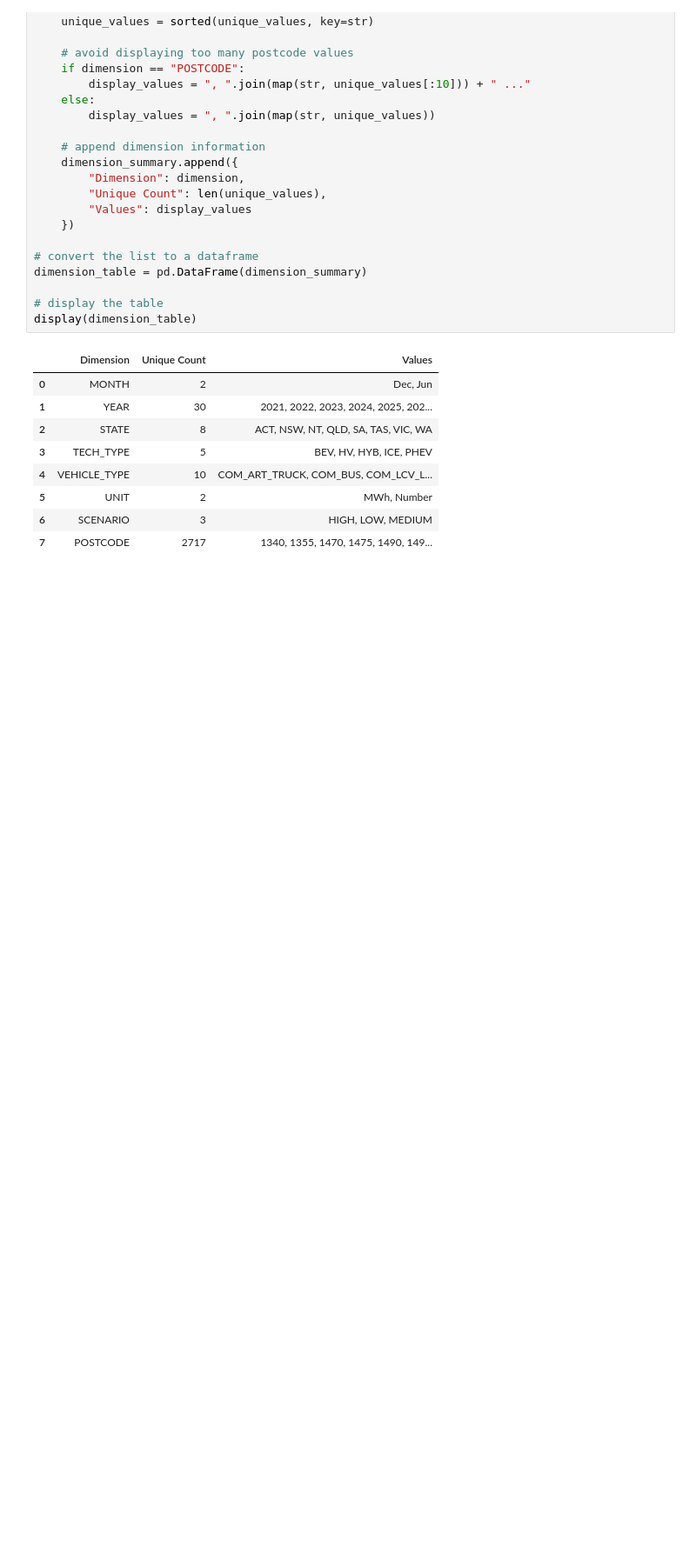
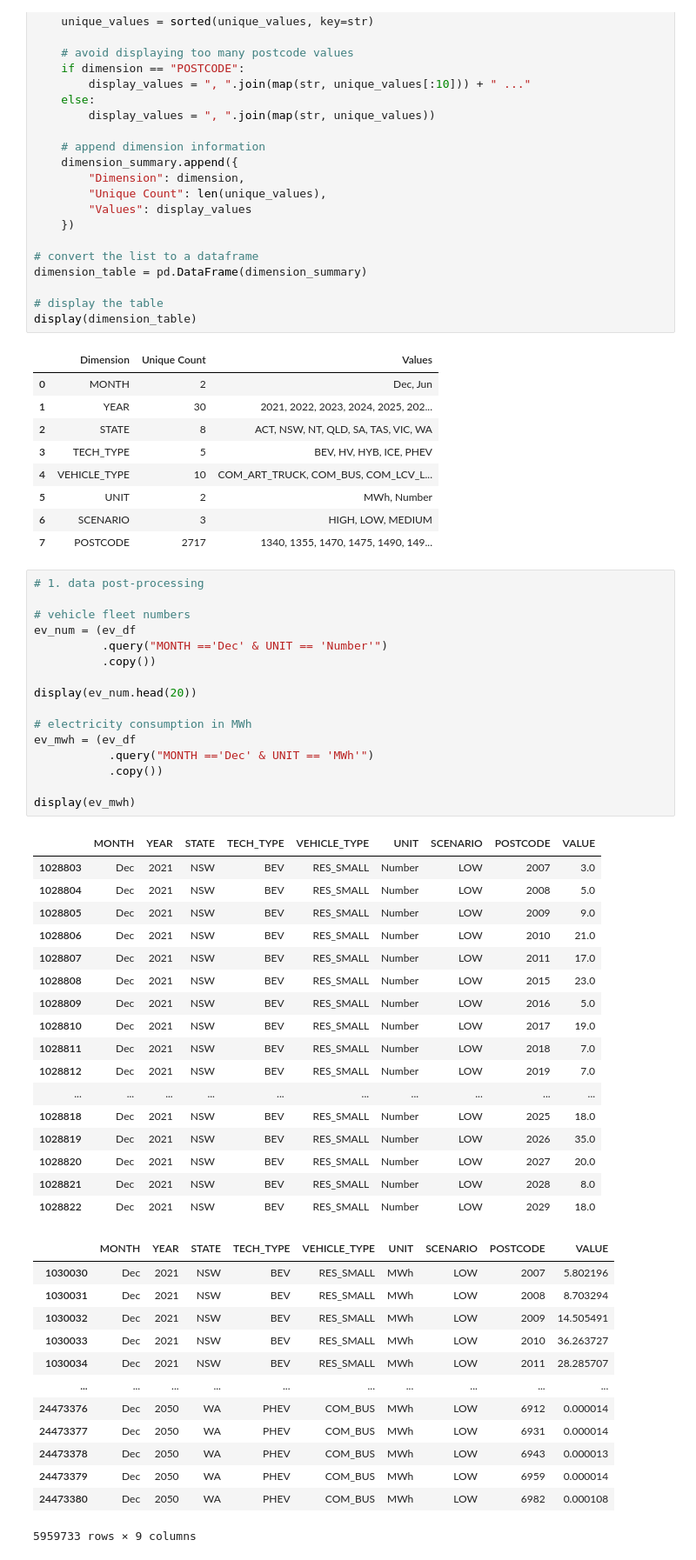
Before and after one commit to ashley-ding/postcode-to-plug, a Jupyter notebook: 02_data_analysis.ipynb, the cells around one changed output. Shown at 87% size. Drawn from its saved outputs; the diff is of its cells as text; blank space fills up the shorter version.

Commit message:
Update data analysis notebook

```diff
--- a/02_data_analysis.ipynb
+++ b/02_data_analysis.ipynb
@@ -79,3 +63,50 @@ display(dimension_table)
 | 5 | UNIT | 2 | MWh, Number |
 | 6 | SCENARIO | 3 | HIGH, LOW, MEDIUM |
 | 7 | POSTCODE | 2717 | 1340, 1355, 1470, 1475, 1490, 149... |
+# %%
+# 1. data post-processing
+
+# vehicle fleet numbers
+ev_num = (ev_df
+          .query("MONTH =='Dec' & UNIT == 'Number'")
+          .copy())
+
+display(ev_num.head(20))
+
+# electricity consumption in MWh
+ev_mwh = (ev_df
+           .query("MONTH =='Dec' & UNIT == 'MWh'")
+           .copy())
+
+display(ev_mwh)
+# %% [output]
+|  | MONTH | YEAR | STATE | TECH_TYPE | VEHICLE_TYPE | UNIT | SCENARIO | POSTCODE | VALUE |
+| 1028803 | Dec | 2021 | NSW | BEV | RES_SMALL | Number | LOW | 2007 | 3.0 |
+| 1028804 | Dec | 2021 | NSW | BEV | RES_SMALL | Number | LOW | 2008 | 5.0 |
+| 1028805 | Dec | 2021 | NSW | BEV | RES_SMALL | Number | LOW | 2009 | 9.0 |
+| 1028806 | Dec | 2021 | NSW | BEV | RES_SMALL | Number | LOW | 2010 | 21.0 |
+| 1028807 | Dec | 2021 | NSW | BEV | RES_SMALL | Number | LOW | 2011 | 17.0 |
+| 1028808 | Dec | 2021 | NSW | BEV | RES_SMALL | Number | LOW | 2015 | 23.0 |
+| 1028809 | Dec | 2021 | NSW | BEV | RES_SMALL | Number | LOW | 2016 | 5.0 |
+| 1028810 | Dec | 2021 | NSW | BEV | RES_SMALL | Number | LOW | 2017 | 19.0 |
+| 1028811 | Dec | 2021 | NSW | BEV | RES_SMALL | Number | LOW | 2018 | 7.0 |
+| 1028812 | Dec | 2021 | NSW | BEV | RES_SMALL | Number | LOW | 2019 | 7.0 |
+| ... | ... | ... | ... | ... | ... | ... | ... | ... | ... |
+| 1028818 | Dec | 2021 | NSW | BEV | RES_SMALL | Number | LOW | 2025 | 18.0 |
+| 1028819 | Dec | 2021 | NSW | BEV | RES_SMALL | Number | LOW | 2026 | 35.0 |
+| 1028820 | Dec | 2021 | NSW | BEV | RES_SMALL | Number | LOW | 2027 | 20.0 |
+| 1028821 | Dec | 2021 | NSW | BEV | RES_SMALL | Number | LOW | 2028 | 8.0 |
+| 1028822 | Dec | 2021 | NSW | BEV | RES_SMALL | Number | LOW | 2029 | 18.0 |
+|  | MONTH | YEAR | STATE | TECH_TYPE | VEHICLE_TYPE | UNIT | SCENARIO | POSTCODE | VALUE |
+| 1030030 | Dec | 2021 | NSW | BEV | RES_SMALL | MWh | LOW | 2007 | 5.802196 |
+| 1030031 | Dec | 2021 | NSW | BEV | RES_SMALL | MWh | LOW | 2008 | 8.703294 |
+| 1030032 | Dec | 2021 | NSW | BEV | RES_SMALL | MWh | LOW | 2009 | 14.505491 |
+| 1030033 | Dec | 2021 | NSW | BEV | RES_SMALL | MWh | LOW | 2010 | 36.263727 |
+| 1030034 | Dec | 2021 | NSW | BEV | RES_SMALL | MWh | LOW | 2011 | 28.285707 |
+| ... | ... | ... | ... | ... | ... | ... | ... | ... | ... |
+| 24473376 | Dec | 2050 | WA | PHEV | COM_BUS | MWh | LOW | 6912 | 0.000014 |
+| 24473377 | Dec | 2050 | WA | PHEV | COM_BUS | MWh | LOW | 6931 | 0.000014 |
+| 24473378 | Dec | 2050 | WA | PHEV | COM_BUS | MWh | LOW | 6943 | 0.000013 |
+| 24473379 | Dec | 2050 | WA | PHEV | COM_BUS | MWh | LOW | 6959 | 0.000014 |
+| 24473380 | Dec | 2050 | WA | PHEV | COM_BUS | MWh | LOW | 6982 | 0.000108 |
+5959733 rows × 9 columns
```
Also changed, not shown: parts of 3 cells of this notebook.
